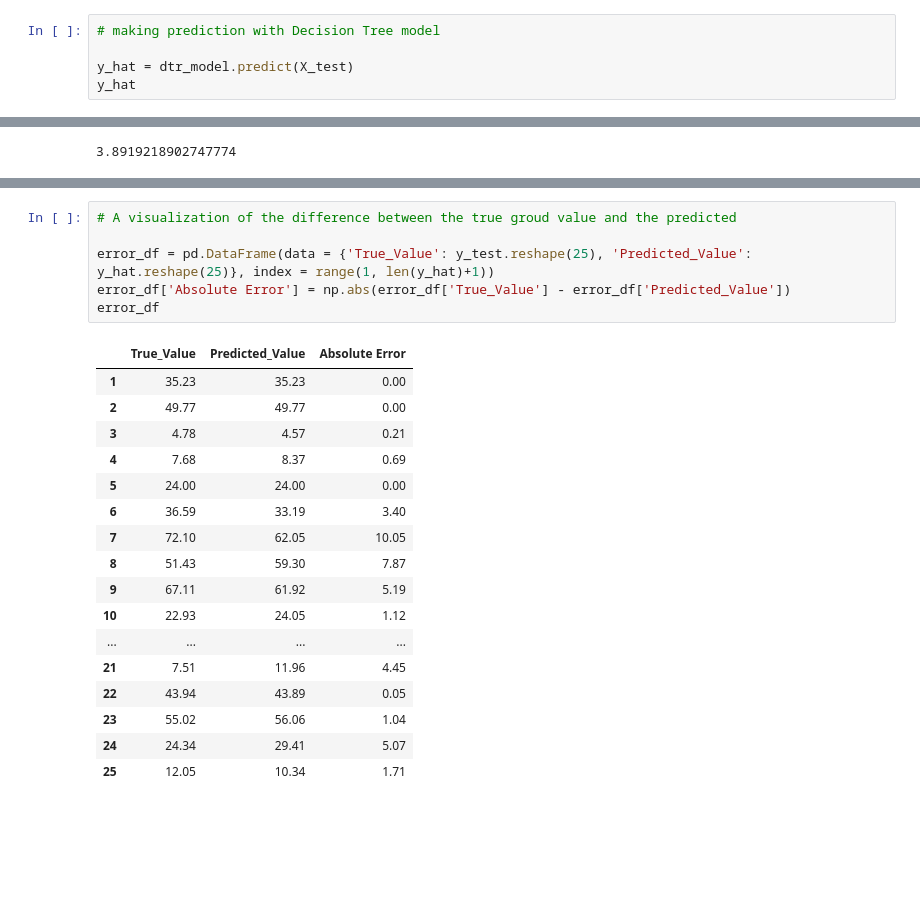
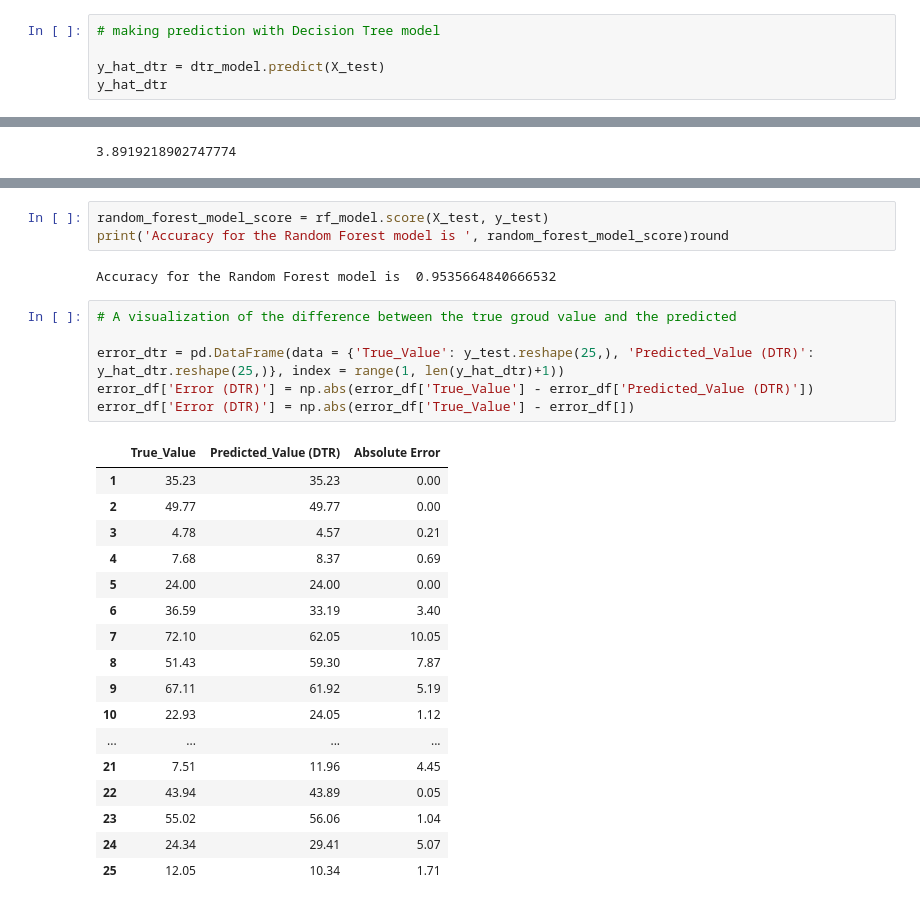
Before and after one commit to julius-m20/Concrete-Data, a Jupyter notebook: main.ipynb, the cells around one changed output, grey strips where cells are left out. Drawn from its saved outputs; the diff is of its cells as text; blank space fills up the shorter version.

```diff
--- a/main.ipynb
+++ b/main.ipynb
@@ -286,8 +288,8 @@ DecisionTreeRegressor()
 # %%
 # making prediction with Decision Tree model
 
-y_hat = dtr_model.predict(X_test)
-y_hat
+y_hat_dtr = dtr_model.predict(X_test)
+y_hat_dtr
 # %% [output]
 array([35.23, 49.77,  4.57,  8.37, 24.  , 33.19, 62.05, 59.3 , 61.92,
        24.05, 44.52,  4.83, 52.61, 56.06, 35.3 , 45.08, 13.71, 64.3 ,
@@ -316,11 +335,16 @@ range(1, 26)
+# %%
+random_forest_model_score = rf_model.score(X_test, y_test)
+print('Accuracy for the Random Forest model is ', random_forest_model_score)round
+# %% [output]
+Accuracy for the Random Forest model is  0.9535664840666532
 # %%
 # A visualization of the difference between the true groud value and the predicted
 
-error_df = pd.DataFrame(data = {'True_Value': y_test.reshape(25), 'Predicted_Value': y_hat.reshape(25)}, index = range(1, len(y_hat)+1))
-error_df['Absolute Error'] = np.abs(error_df['True_Value'] - error_df['Predicted_Value'])
-error_df
+error_dtr = pd.DataFrame(data = {'True_Value': y_test.reshape(25,), 'Predicted_Value (DTR)': y_hat_dtr.reshape(25,)}, index = range(1, len(y_hat_dtr)+1))
+error_df['Error (DTR)'] = np.abs(error_df['True_Value'] - error_df['Predicted_Value (DTR)'])
+error_df['Error (DTR)'] = np.abs(error_df['True_Value'] - error_df[])
 # %% [output]
-|  | True_Value | Predicted_Value | Absolute Error |
+|  | True_Value | Predicted_Value (DTR) | Absolute Error |
 | 1 | 35.23 | 35.23 | 0.00 |
 | 2 | 49.77 | 49.77 | 0.00 |
 | 3 | 4.78 | 4.57 | 0.21 |
```
Also changed, not shown: parts of 9 cells of this notebook.
